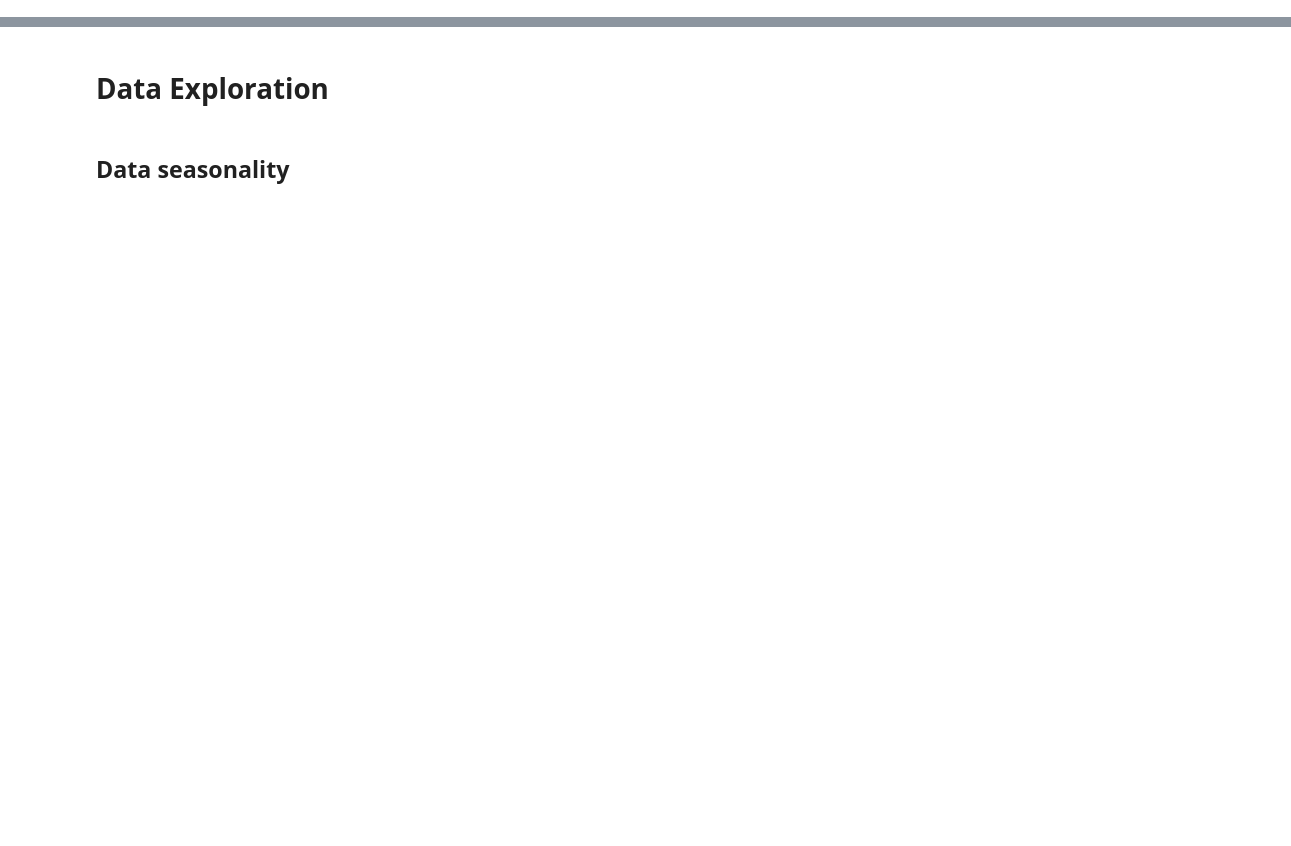
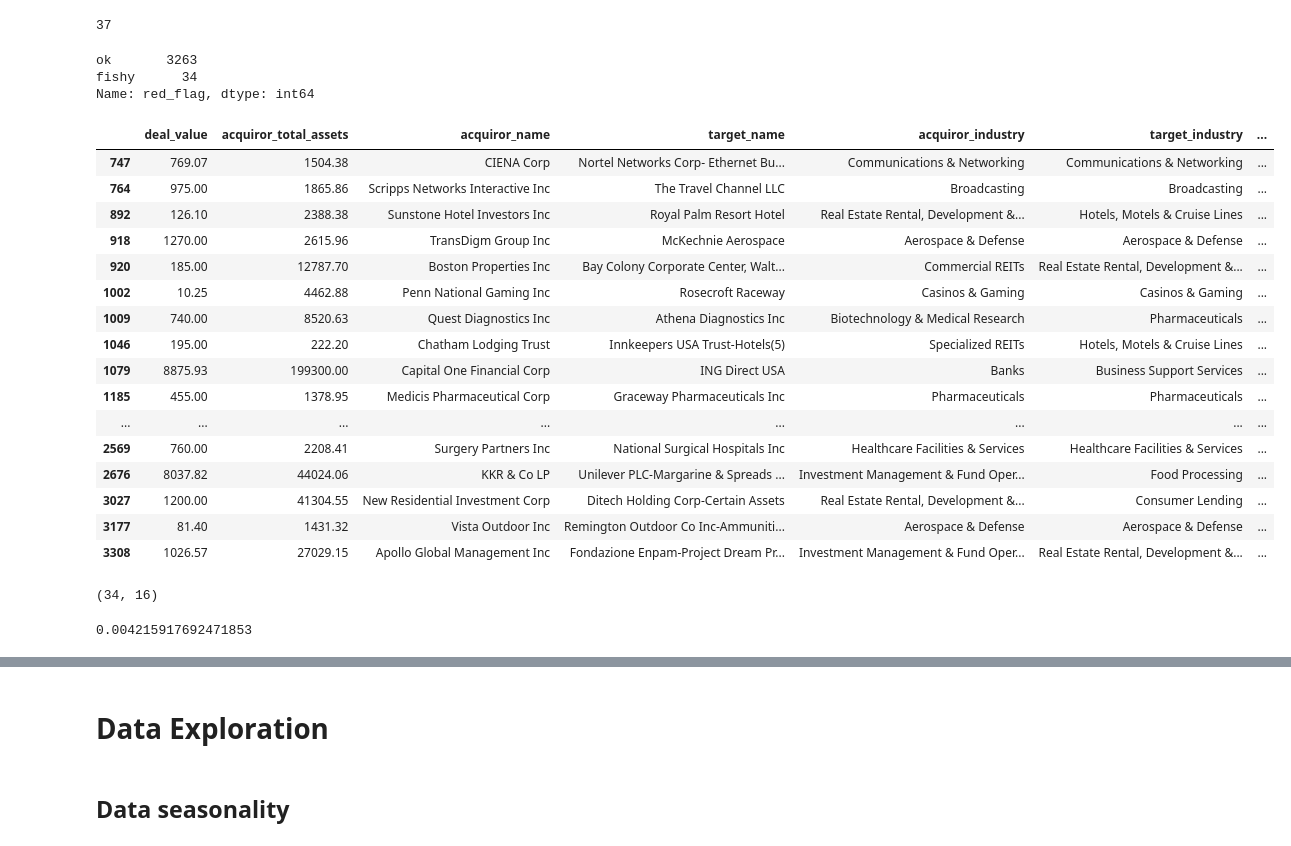
Before and after one commit to cobergmann/MA_PREDICTOR, a Jupyter notebook: notebooks/vlad_data_viz_and_exp.ipynb, the cells around one changed output, grey strips where cells are left out. Drawn from its saved outputs; the diff is of its cells as text; code cells hidden in the pictures; blank space fills up the shorter version.

```diff
--- a/notebooks/vlad_data_viz_and_exp.ipynb
+++ b/notebooks/vlad_data_viz_and_exp.ipynb
@@ -25,0 +405,8 @@ df
+# %%
+# unpack techniques and put them into set
+techniques = set()
+for index, row in data.iterrows():
+    for technique in row.acquisition_technique.split('|'):
+        if technique:
+            techniques.add(technique)
+techniques
@@ -25,0 +431,4 @@ df
+# %%
+len(techniques)
+# %% [output]
+37
@@ -25,0 +440,55 @@ df
+# %%
+# Further investigation into 'Divestiture' and 'Stock Swap'
+investigation = data.copy()
+
+# Transforming pipes into lists of techniques used
+list_gen = lambda x: x.split('|')
+investigation['acquisition_technique'] = investigation.acquisition_technique.apply(list_gen)
+
+# Cluster considerations
+def fishy(techniques):
+
+    # Define fishy techniques
+    fishy_techniques = [
+        'Auction'
+    ]
+
+    # Label fishy techniques
+    for technique in techniques:
+        if technique in fishy_techniques:
+            return 'fishy'
+    return 'ok'
+
+# Apply detector
+investigation['red_flag'] = investigation.apply(lambda row: fishy(row.acquisition_technique), axis=1)
+
+# Counting number of occurences
+investigation.red_flag.value_counts()
+# %% [output]
+ok       3263
+fishy      34
+Name: red_flag, dtype: int64
+# %%
+# Filtering out fishy deals
+test = investigation[investigation.red_flag == 'fishy'][columns_to_inspect]
+test
+#test_1 = test[test.purpose == 'Increase shareholder value']
+#test_1
+# %% [output]
+|  | deal_value | acquiror_total_assets | acquiror_name | target_name | acquiror_industry | target_industry | ... |
+| 747 | 769.07 | 1504.38 | CIENA Corp | Nortel Networks Corp- Ethernet Bu... | Communications & Networking | Communications & Networking | ... |
+| 764 | 975.00 | 1865.86 | Scripps Networks Interactive Inc | The Travel Channel LLC | Broadcasting | Broadcasting | ... |
+| 892 | 126.10 | 2388.38 | Sunstone Hotel Investors Inc | Royal Palm Resort Hotel | Real Estate Rental, Development &... | Hotels, Motels & Cruise Lines | ... |
+| 918 | 1270.00 | 2615.96 | TransDigm Group Inc | McKechnie Aerospace | Aerospace & Defense | Aerospace & Defense | ... |
+| 920 | 185.00 | 12787.70 | Boston Properties Inc | Bay Colony Corporate Center, Walt... | Commercial REITs | Real Estate Rental, Development &... | ... |
+| 1002 | 10.25 | 4462.88 | Penn National Gaming Inc | Rosecroft Raceway | Casinos & Gaming | Casinos & Gaming | ... |
+| 1009 | 740.00 | 8520.63 | Quest Diagnostics Inc | Athena Diagnostics Inc | Biotechnology & Medical Research | Pharmaceuticals | ... |
+| 1046 | 195.00 | 222.20 | Chatham Lodging Trust | Innkeepers USA Trust-Hotels(5) | Specialized REITs | Hotels, Motels & Cruise Lines | ... |
+| 1079 | 8875.93 | 199300.00 | Capital One Financial Corp | ING Direct USA | Banks | Business Support Services | ... |
+| 1185 | 455.00 | 1378.95 | Medicis Pharmaceutical Corp | Graceway Pharmaceuticals Inc | Pharmaceuticals | Pharmaceuticals | ... |
+| ... | ... | ... | ... | ... | ... | ... | ... |
+| 2569 | 760.00 | 2208.41 | Surgery Partners Inc | National Surgical Hospitals Inc | Healthcare Facilities & Services | Healthcare Facilities & Services | ... |
+| 2676 | 8037.82 | 44024.06 | KKR & Co LP | Unilever PLC-Margarine & Spreads ... | Investment Management & Fund Oper... | Food Processing | ... |
+| 3027 | 1200.00 | 41304.55 | New Residential Investment Corp | Ditech Holding Corp-Certain Assets | Real Estate Rental, Development &... | Consumer Lending | ... |
+| 3177 | 81.40 | 1431.32 | Vista Outdoor Inc | Remington Outdoor Co Inc-Ammuniti... | Aerospace & Defense | Aerospace & Defense | ... |
+| 3308 | 1026.57 | 27029.15 | Apollo Global Management Inc | Fondazione Enpam-Project Dream Pr... | Investment Management & Fund Oper... | Real Estate Rental, Development &... | ... |
@@ -25,0 +497,8 @@ df
+# %%
+test.shape
+# %% [output]
+(34, 16)
+# %%
+data['car'].mean()
+# %% [output]
+0.004215917692471853
```
Also changed, not shown: parts of 105 cells of this notebook.
